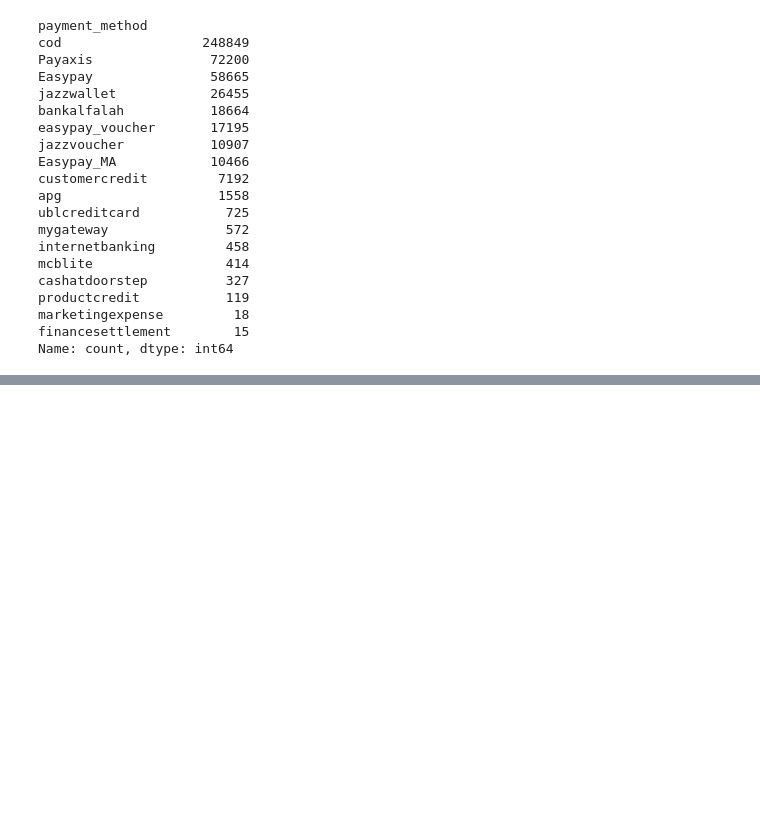
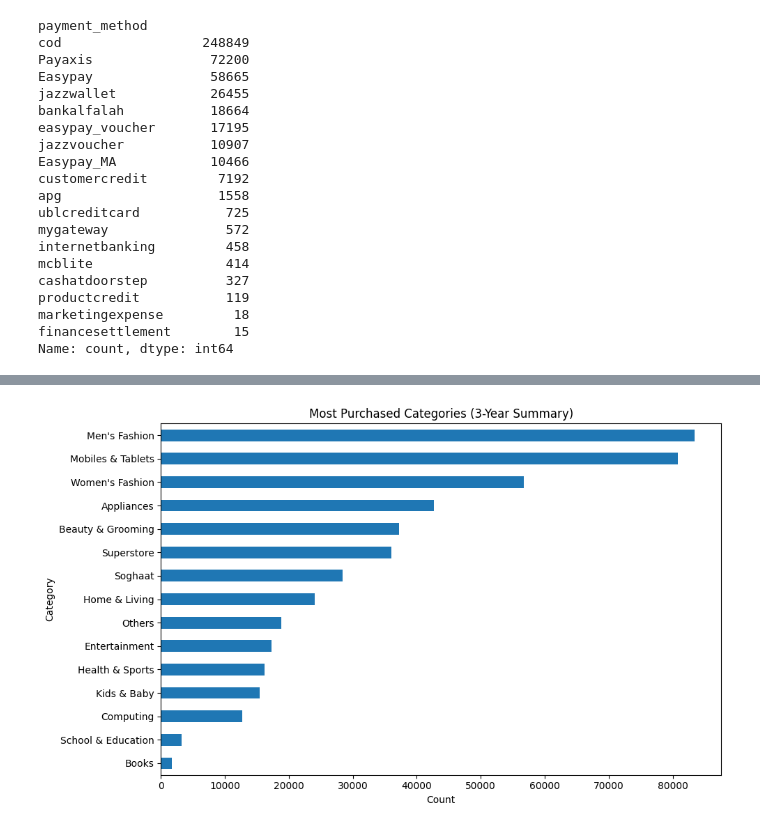
Before and after one commit to alikhanloodhe/Exploratory-and-Explanatory-Data-Analaysis-Data-Visualization, a Jupyter notebook: analysis_Pakistan_e-commerce.ipynb, the cells around one changed output, grey strips where cells are left out. Drawn from its saved outputs; the diff is of its cells as text; code cells hidden in the pictures; blank space fills up the shorter version.

```diff
--- a/analysis_Pakistan_e-commerce.ipynb
+++ b/analysis_Pakistan_e-commerce.ipynb
@@ -544,0 +635,12 @@ df.to_csv("cleaned_dataset.csv", index=False)
+# %%
+# As sir don't like rotations on x-axis we can make horizontal bar-chart Decide in group which one to keep as final version
+plt.figure(figsize=(10,6))
+df['category_name'].value_counts().sort_values(ascending=True).plot(kind='barh')
+
+plt.title("Most Purchased Categories (3-Year Summary)")
+plt.xlabel("Count")
+plt.ylabel("Category")
+plt.tight_layout()
+plt.show()
+# %% [output]
+[figure, added]
```
Also changed, not shown: parts of 21 cells of this notebook.
